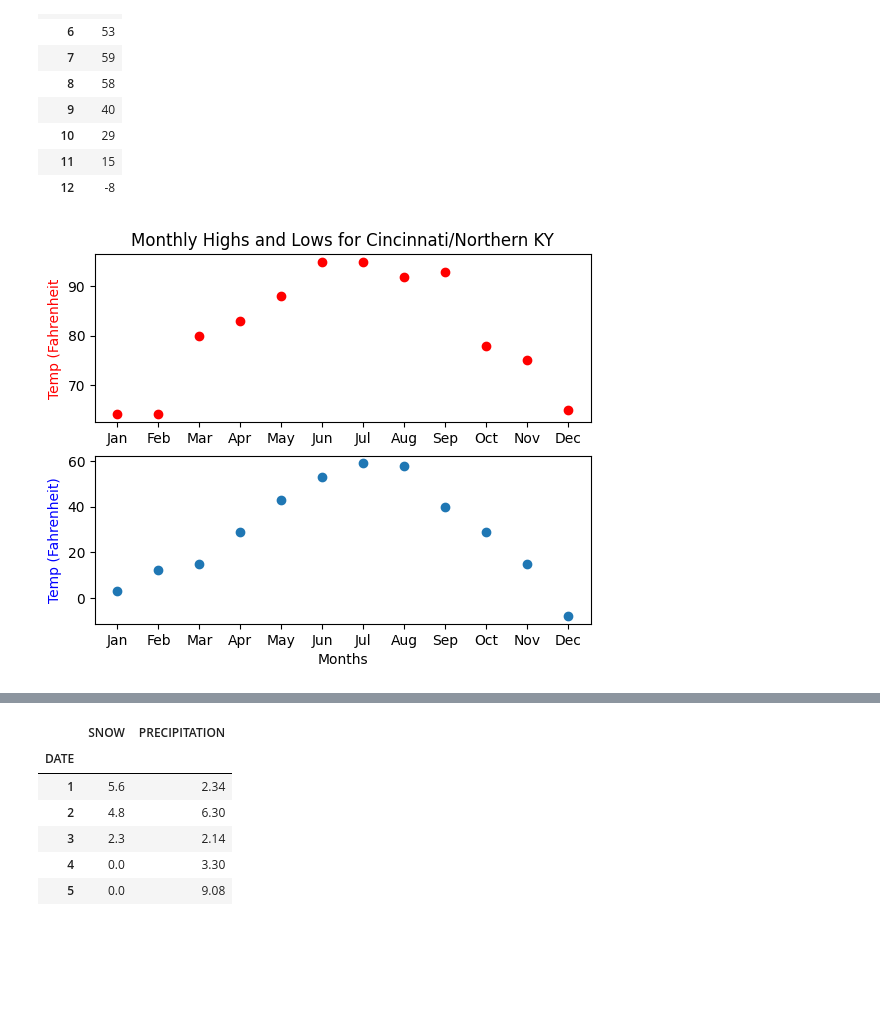
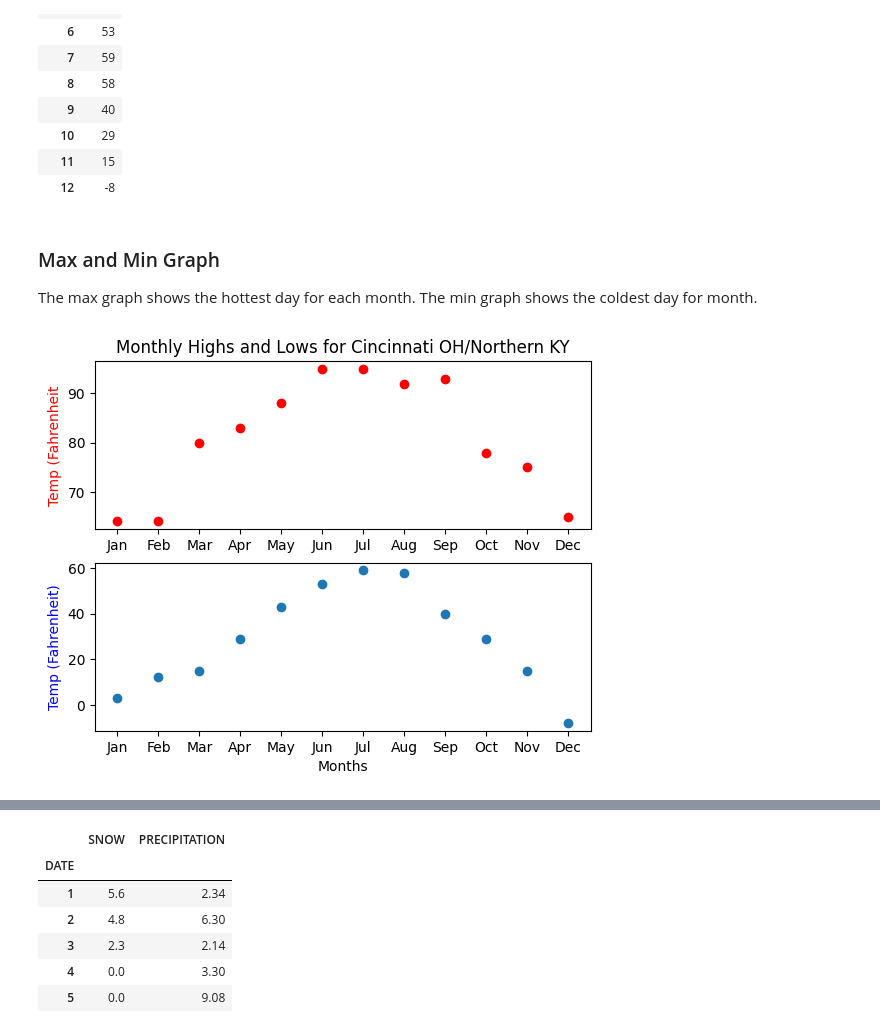
Before and after one commit to BerisDizdar/City_Weather_Comparison, a Jupyter notebook: City_Weather_Comparison.ipynb, the cells around one changed output, grey strips where cells are left out. Cells and saved outputs as stored; diff of their text form; code cells hidden in the pictures; blank space fills up the shorter version.

Commit message:
Graph updates

```diff
--- a/City_Weather_Comparison.ipynb
+++ b/City_Weather_Comparison.ipynb
@@ -192,26 +200,29 @@ Cin_NKY_monthly_min
 | 10 | 29 |
 | 11 | 15 |
 | 12 | -8 |
+# %% [markdown]
+### Max and Min Graph
+The max graph shows the hottest day for each month. The min graph shows the coldest day for month.
 # %%
 # Plot 1
 
 x = months
 y = Cin_NKY_monthly_max
 plt.subplot(2, 1, 1,)
 plt.plot(x, y, 'o', color='r')
-plt.title('Monthly Highs and Lows for Cincinnati/Northern KY')
+plt.title('Monthly Highs and Lows for Cincinnati OH/Northern KY')
 #plt.xlabel('Months')
 plt.ylabel('Temp (Fahrenheit', color='r')
 
 # Plot 2
 x = months
 y = Cin_NKY_monthly_min
 plt.subplot(2, 1, 2)
 plt.plot(x, y, 'o')
 #plt.title('Lows for Cin/NKY')
 plt.xlabel('Months')
 plt.ylabel('Temp (Fahrenheit)', color='b')
 
 plt.show()
 # %% [output]
-[figure, old version]
+[figure, new version]
```
Also changed, not shown: parts of 32 cells of this notebook.
